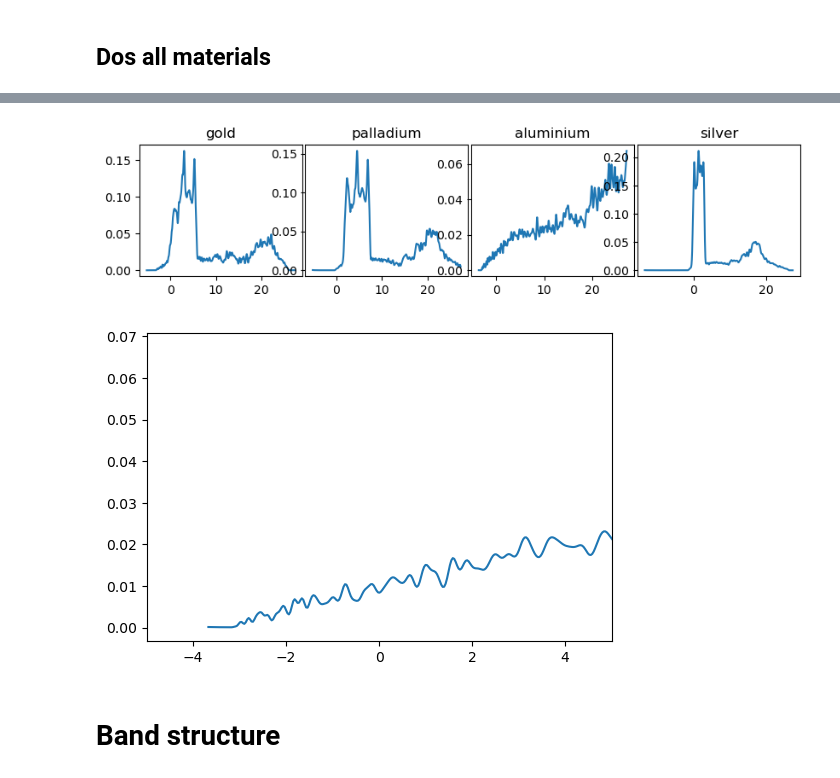
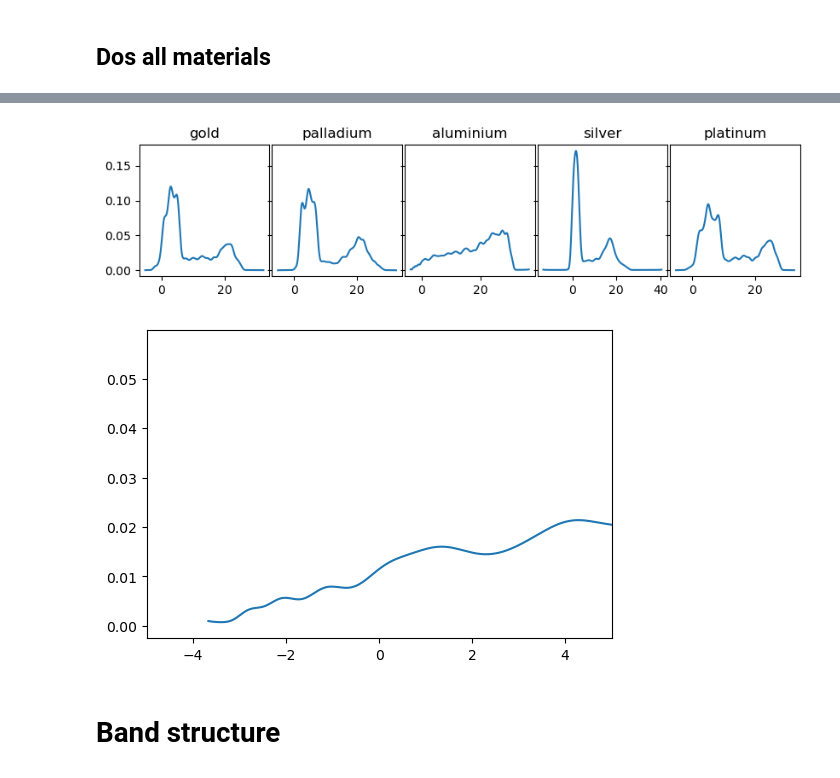
Before and after one commit to simaomenesesjoao/MaxTB, a Jupyter notebook: code_tests/julia_tests.ipynb, the cells around one changed output, grey strips where cells are left out. Drawn from its saved outputs; the diff is of its cells as text; code cells hidden in the pictures.

Commit message:
Implemented Platinum

```diff
--- a/code_tests/julia_tests.ipynb
+++ b/code_tests/julia_tests.ipynb
@@ -89,7 +98,7 @@ Main.include(basedir + "test3D_dos.jl")
 # %%
-materials = ["gold", "palladium", "aluminium", "silver"]
+materials = ["gold", "palladium", "aluminium", "silver", "platinum"]
 
-L = 32
-N = 500
+L = 16
+N = 100
 
 dos_list = [Main.test(L,N,material) for material in materials]
@@ -106,15 +105,14 @@ IOStream.flush timed out
 # %%
-
-fig, axs = plt.subplots(1,4,figsize=(10,2), sharey=False)
+fig, axs = plt.subplots(1,len(materials),figsize=(10,2), sharey=True)
 plt.subplots_adjust(wspace=0.02)
 
 for material, dos, ax in zip(materials, dos_list, axs):
     ax.plot(dos[:,0], dos[:,1])
     ax.set_title(material)
 
 plt.show()
 # %% [output]
-[figure, old version]
+[figure, new version]
 # %%
 dos = dos_list[2]
 
@@ -123,7 +121,7 @@ axs.plot(dos[:,0], dos[:,1])
 axs.set_xlim(-5,5)
 plt.show()
 # %% [output]
-[figure, old version]
+[figure, new version]
 # %% [markdown]
 # Band structure
 # %% [markdown]
```
Also changed, not shown: parts of 23 cells of this notebook, 4 other files.
